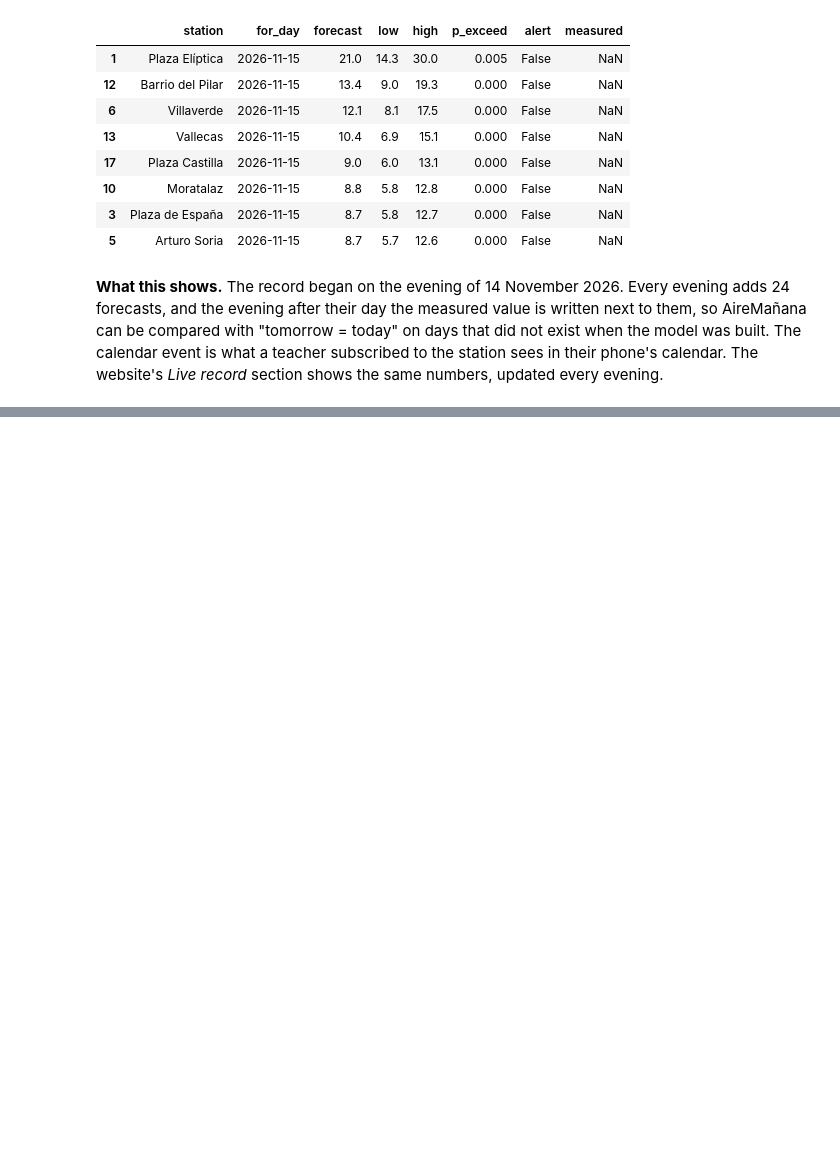
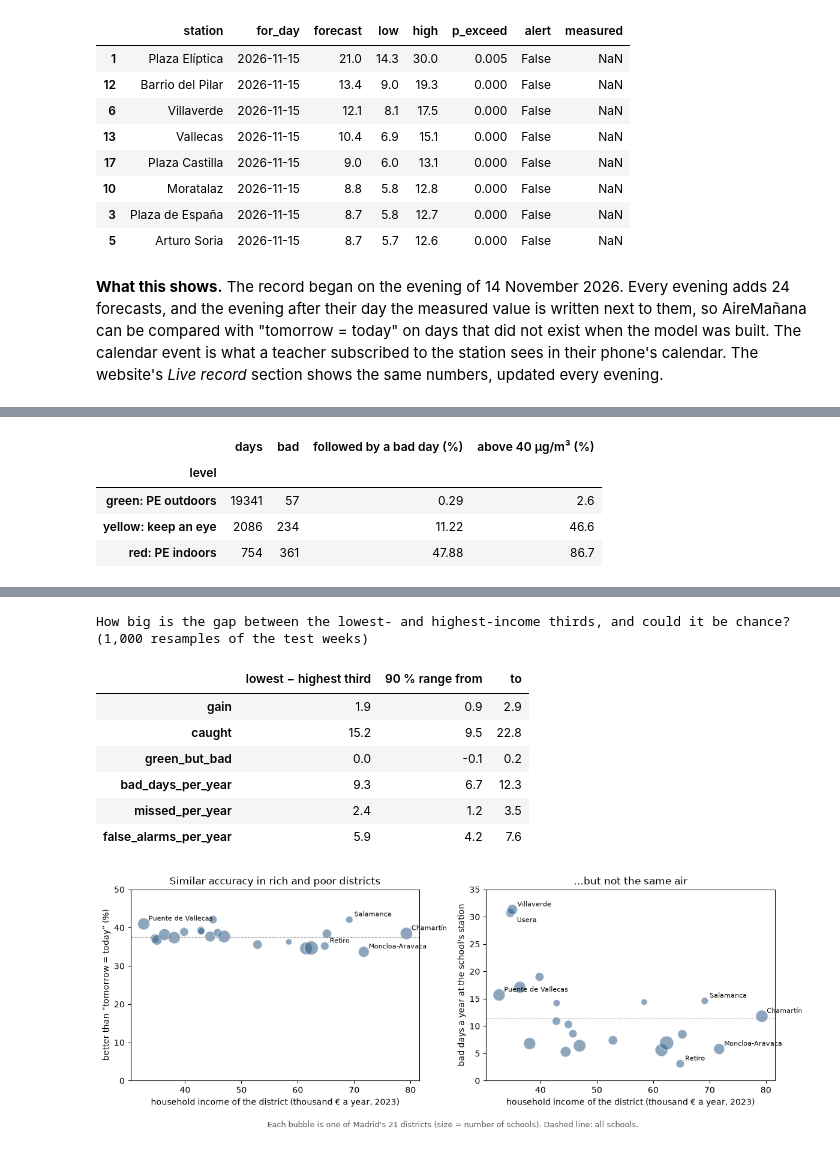
Before and after one commit to julianjms-beep/aire-manana, a Jupyter notebook: AireManana.ipynb, the cells around one changed output, grey strips where cells are left out. Cells and saved outputs as stored; diff of their text form; code cells hidden in the pictures; blank space fills up the shorter version.

Commit message:
Can a teacher trust the colour, and is it fair to every child? Test results by neighbourhood income, school ownership and age; why not accuracy

```diff
--- a/AireManana.ipynb
+++ b/AireManana.ipynb
@@ -713,0 +739,58 @@ calendar. The website's *Live record* section shows the same numbers, updated ev
+# %%
+import json
+import numpy as np, pandas as pd, matplotlib.pyplot as plt
+from make_site_data import fairness
+
+fairness()      # same test forecasts as 6b + schools + neighbourhood income -> web/data/fairness.json
+FA = json.load(open("web/data/fairness.json"))
+
+# 1. What happened the day after each colour (24 stations, test period)
+T = FA["trust"]
+lv = pd.DataFrame(T["levels"]).set_index("level").rename(
+    index={"ok": "green: PE outdoors", "watch": "yellow: keep an eye", "alert": "red: PE indoors"})
+lv["followed by a bad day (%)"] = (100 * lv["bad_share"]).round(2)
+lv["above 40 µg/m³ (%)"] = (100 * lv["above_40_share"]).round(1)
+display(lv[["days", "bad", "followed by a bad day (%)", "above 40 µg/m³ (%)"]])
+print(f"A forecast that always said green would be {100 * T['always_fine_accuracy']:.1f} % accurate at the 24 stations, and "
+      f"{100 * T['aguirre']['always_fine_accuracy']:.1f} % at Escuelas Aguirre — exactly as 'accurate' as v2 there "
+      f"({100 * T['aguirre']['v2_accuracy']:.1f} %). Accuracy cannot tell a useless tool from a useful one.")
+print(f"{100 * T['bad_with_warning']:.0f} % of the {T['bad_days']} bad station-days had at least a yellow warning the evening before.\n")
+
+# 2. The same test results, school by school, in groups
+G = FA["groups"]
+label = {("income_group", "low"): "income: lowest third", ("income_group", "middle"): "income: middle third",
+         ("income_group", "high"): "income: highest third", ("ownership", "public"): "public",
+         ("ownership", "private"): "private / concertado", ("age", "nursery"): "nurseries (0–3)",
+         ("age", "school"): "colegios (3–12+)", ("age", "secondary"): "secondary institutes (12–18)",
+         ("age", "special"): "special education"}
+tab = pd.DataFrame({name: G[a][b] for (a, b), name in label.items()} | {"all schools": G["all"]}).T
+cols = {"schools": "schools", "income_median": "median income (€)", "km_median": "km to station",
+        "bad_days_per_year": "bad days / year", "gain": "better than persistence (%)", "caught": "bad days caught (%)",
+        "missed_per_year": "missed / year", "false_alarms_per_year": "false alarms / year", "green_but_bad": "green on a bad day (%)"}
+display(tab[list(cols)].rename(columns=cols).astype(float).round(2))
+
+gap = pd.DataFrame(FA["gaps"]["income_low_minus_high"]).T
+gap.columns = ["lowest − highest third", "90 % range from", "to"]
+print("How big is the gap between the lowest- and highest-income thirds, and could it be chance? (1,000 resamples of the test weeks)")
+display(gap)
+
+# 3. The same by district
+D = pd.DataFrame(FA["districts"])
+fig, axes = plt.subplots(1, 2, figsize=(12, 4.4))
+panels = [("gain", "better than “tomorrow = today” (%)", "Similar accuracy in rich and poor districts", (0, 50)),
+          ("bad_days_per_year", "bad days a year at the school's station", "…but not the same air", (0, 35))]
+show = {"gain": ["Puente de Vallecas", "Salamanca", "Chamartín", "Retiro", "Moncloa-Aravaca"],
+        "bad_days_per_year": ["Usera", "Villaverde", "Puente de Vallecas", "Salamanca", "Chamartín", "Retiro", "Moncloa-Aravaca"]}
+nudge = {"Usera": (8, -11)}                     # Usera and Villaverde sit on top of each other
+for ax, (col, ylab, title, ylim) in zip(axes, panels):
+    ax.scatter(D["income"] / 1000, D[col], s=D["schools"] * 2.5, color="#2f5d8a", alpha=0.55, edgecolor="white")
+    for r in D[D["district"].isin(show[col])].itertuples():
+        ax.annotate(r.district, (r.income / 1000, getattr(r, col)), xytext=nudge.get(r.district, (6, 4)),
+                    textcoords="offset points", fontsize=8)
+    ax.axhline(G["all"][col], color="#999", lw=0.8, ls="--")
+    ax.set_xlabel("household income of the district (thousand € a year, 2023)")
+    ax.set_ylabel(ylab); ax.set_title(title); ax.set_ylim(*ylim)
+fig.text(0.5, 0.01, "Each bubble is one of Madrid's 21 districts (size = number of schools). Dashed line: all schools.",
+         ha="center", va="bottom", fontsize=9, color="#555")
+fig.tight_layout(rect=(0, 0.06, 1, 1)); fig.savefig("figures/fairness.png", dpi=150); plt.show()
+# %% [output]
@@ -713,0 +809,5 @@ calendar. The website's *Live record* section shows the same numbers, updated ev
+|  | days | bad | followed by a bad day (%) | above 40 µg/m³ (%) |
+| level |  |  |  |  |
+| green: PE outdoors | 19341 | 57 | 0.29 | 2.6 |
+| yellow: keep an eye | 2086 | 234 | 11.22 | 46.6 |
+| red: PE indoors | 754 | 361 | 47.88 | 86.7 |
@@ -713,0 +827,9 @@ calendar. The website's *Live record* section shows the same numbers, updated ev
+How big is the gap between the lowest- and highest-income thirds, and could it be chance? (1,000 resamples of the test weeks)
+|  | lowest − highest third | 90 % range from | to |
+| gain | 1.9 | 0.9 | 2.9 |
+| caught | 15.2 | 9.5 | 22.8 |
+| green_but_bad | 0.0 | -0.1 | 0.2 |
+| bad_days_per_year | 9.3 | 6.7 | 12.3 |
+| missed_per_year | 2.4 | 1.2 | 3.5 |
+| false_alarms_per_year | 5.9 | 4.2 | 7.6 |
+[figure, added]
```
Also changed, not shown: parts of 6 cells of this notebook, 11 other files.
